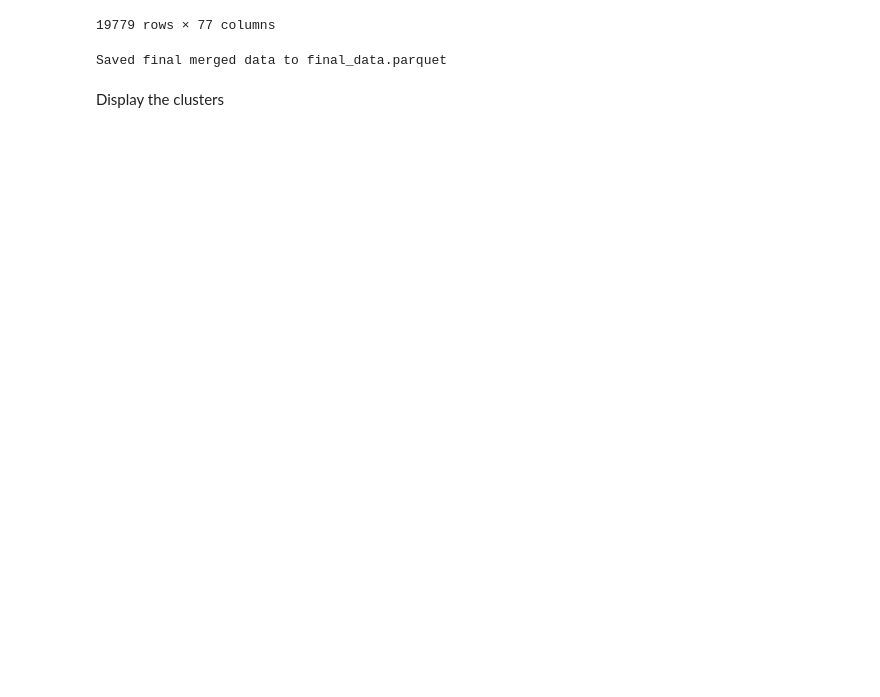
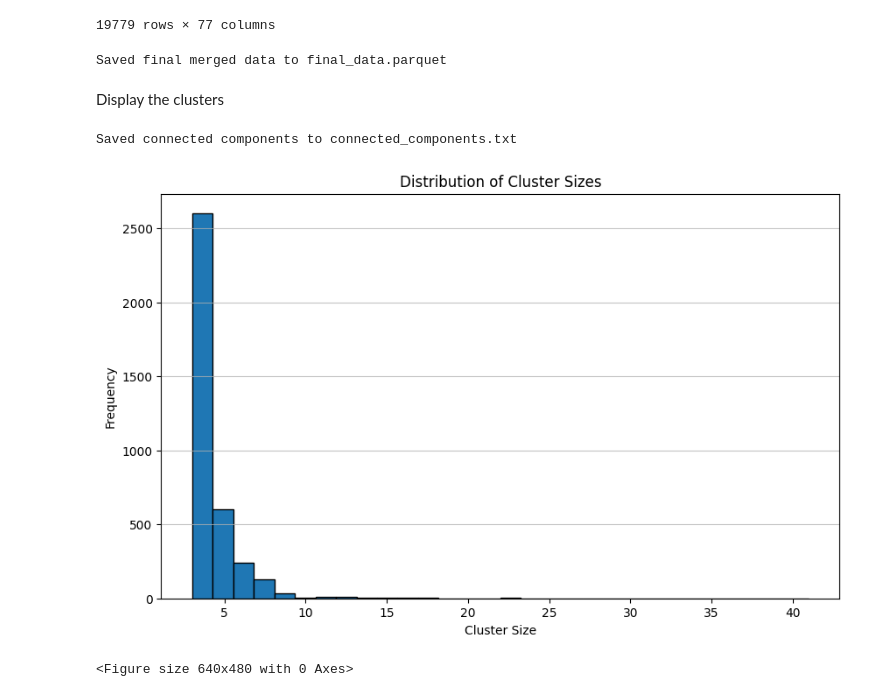
Before and after one commit to danielbirsan/EnitityResolution, a Jupyter notebook: main.ipynb, the cells around one changed output. Drawn from its saved outputs; the diff is of its cells as text; code cells hidden in the pictures; blank space fills up the shorter version.

Commit message:
update main

```diff
--- a/main.ipynb
+++ b/main.ipynb
@@ -13,7 +13,6 @@ import numpy as np
 import geopy
 from geopy.geocoders import Nominatim
 from geopy.exc import GeocoderTimedOut
-
 import pycountry
 import tldextract
 import spacy
@@ -272,8 +271,7 @@ def fill_missing_location(row: dict) -> dict:
                     country = guess
                     break
 
-    row["main_country"] = normalize_text(
-        country) if country else row["main_country"]
+    row["main_country"] = normalize_text(country) if country else None
     return row
 
 
@@ -295,7 +293,6 @@ def iso_to_country_name(iso_code):
     except:
         return None
 
-
 def fill_country_from_postcode(row: dict) -> dict:
     postcode = str(row.get("main_postcode")).strip()
 
@@ -308,8 +305,9 @@ def fill_country_from_postcode(row: dict) -> dict:
 
     # Fill full country name
     if pd.isna(row.get("main_country")):
-        code = row.get(
-            "main_country_code") or postcode_to_country.get(postcode)
+        code = row.get("main_country_code")
+        if pd.isna(code):  # Explicitly check if code is missing
+            code = postcode_to_country.get(postcode)
         if code:
             country_name = iso_to_country_name(code)
             if country_name:
@@ -649,7 +647,7 @@ def within_10pct(valA, valB):
     return 0.7 <= ratio <= 1.3
 
 
-#    # Industry Codes & Categories: "naics_vertical", "naics_2022_primary_code", "naics_2022_primary_label", "naics_2022_secondary_codes", "naics_2022_secondary_labels", "main_business_category", "main_industry", "main_sector", sics_codified_industry", "sic_codes", "sic_labels", "isic_v4_codes", "isic_v4_labels", "nace_rev2_codes", "nace_rev2_labels", "
+# Industry Codes & Categories: "naics_vertical", "naics_2022_primary_code", "naics_2022_primary_label", "naics_2022_secondary_codes", "naics_2022_secondary_labels", "main_business_category", "main_industry", "main_sector", sics_codified_industry", "sic_codes", "sic_labels", "isic_v4_codes", "isic_v4_labels", "nace_rev2_codes", "nace_rev2_labels", "
 
 def compute_activity_similarity(rowA, rowB):
     if rowA.get("activity_enriched") and rowB.get("activity_enriched"):
@@ -802,7 +800,7 @@ for block_key, block_df in groups.items():
 
             score = compute_pair_score(rowA, rowB)
             # threshold
-            if score >= 5:
+            if score >= 4:
                 duplicates.append((idxA, idxB, score, block_key))
 
 # Summarize duplicates
@@ -900,7 +898,7 @@ def merge_cluster(cluster_indices, df):
     Merge all rows in cluster_indices into one 'golden record'.
     Heuristics:
       - For text cols, pick the row with the 'longest string'.
-      - For numeric, pick the largest or first non-null (choose your logic).
+      - For numeric, pick the largest or first non-null
       - Otherwise pick first non-null.
     """
     subset = df.loc[cluster_indices]
@@ -1006,9 +1004,38 @@ Merged (Golden) Records:
 Saved final merged data to final_data.parquet
 # %% [markdown]
 Display the clusters
-# %%
-# Verification snippet: print original rows of the first non-trivial cluster
-for comp in connected_components:
-    if len(comp) > 1:
-        print(f"\n--- Original Rows from Cluster {comp} ---")
-        display(df_cleaned.loc[list(comp)])
+# %%
+
+def save_connected_components_to_pdf(components, df, filename="connected_components.txt"):
+    with open(filename, "w") as f:
+        for i, comp in enumerate(components):
+            f.write(f"--- Connected Component {i+1} ---\n")
+            for idx in comp:
+                row = df.loc[idx]
+                f.write(f"{row.to_dict()}\n")
+            f.write("\n")
+
+
+save_connected_components_to_pdf(connected_components, df_cleaned)
+print("\nSaved connected components to connected_components.txt")
+# %% [output]
+Saved connected components to connected_components.txt
+# %%
+# 4. Visualize cluster sizes
+import matplotlib.pyplot as plt
+
+cluster_sizes = [len(comp) for comp in connected_components if len(comp) > 2]
+
+# Create a histogram
+plt.figure(figsize=(10, 6))
+plt.hist(cluster_sizes, bins=30, edgecolor='black')
+plt.xlabel('Cluster Size')
+plt.ylabel('Frequency')
+plt.title('Distribution of Cluster Sizes')
+plt.grid(axis='y', alpha=0.75)
+plt.show()
+# Save the figure
+plt.savefig("cluster_sizes_distribution.png")
+# %% [output]
+[figure, added]
+<Figure size 640x480 with 0 Axes>
```
Also changed, not shown: parts of 2 cells of this notebook, 2 other files.
